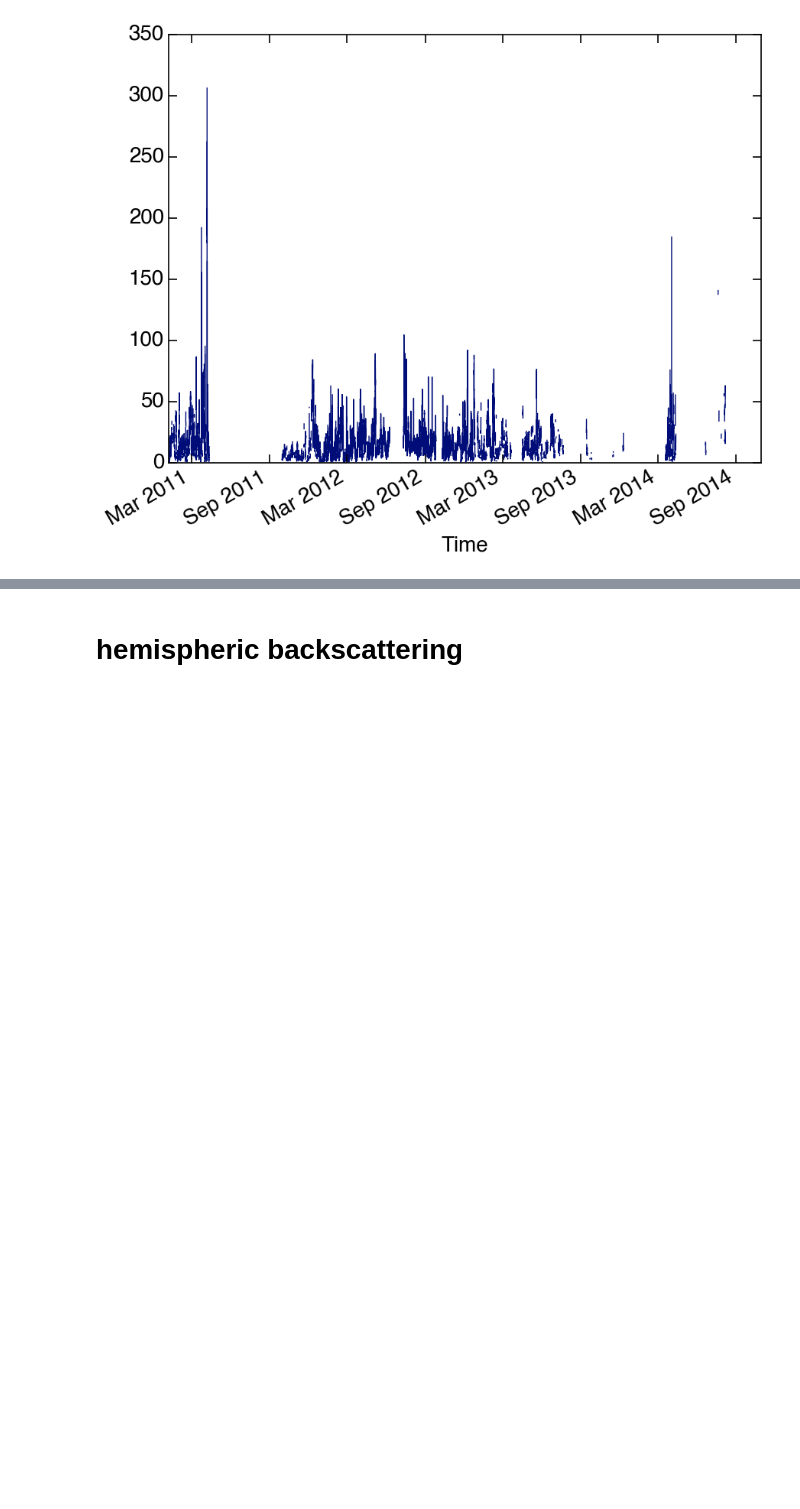
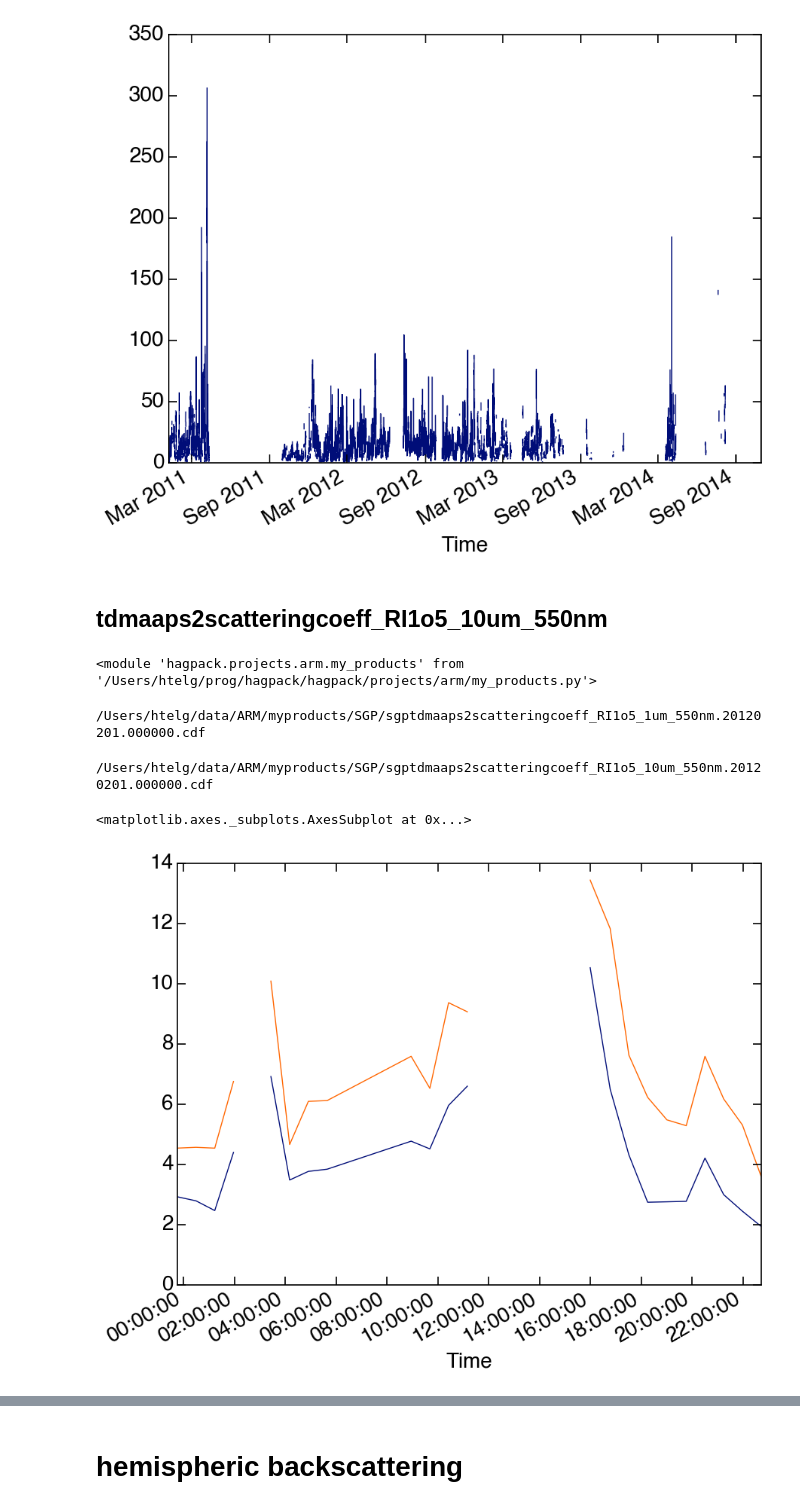
Before and after one commit to hagne/hagpack, a Jupyter notebook: hagpack/projects/arm/my products.ipynb, the cells around one changed output, grey strips where cells are left out. Saved outputs shown, nothing was run; the diff lists cells and outputs as text; code cells hidden in the pictures; blank space fills up the shorter version.

```diff
--- a/hagpack/projects/arm/my products.ipynb
+++ b/hagpack/projects/arm/my products.ipynb
@@ -251,3 +379,27 @@ product.result.plot()
 # %% [output]
 <matplotlib.axes._subplots.AxesSubplot at 0x...>
 [figure]
+# %% [markdown]
+## tdmaaps2scatteringcoeff_RI1o5_10um_550nm
+# %%
+reload(my_products)
+# %% [output]
+<module 'hagpack.projects.arm.my_products' from '/Users/htelg/prog/hagpack/hagpack/projects/arm/my_products.py'>
+# %%
+product_1um = my_products.tdmaaps2scatteringcoeff_RI1o5_1um_550nm(test=True)
+# product.test = True
+product_1um.calculate_all()
+# %% [output]
+/Users/htelg/data/ARM/myproducts/SGP/sgptdmaaps2scatteringcoeff_RI1o5_1um_550nm.20120201.000000.cdf
+# %%
+product_10um = my_products.tdmaaps2scatteringcoeff_RI1o5_10um_550nm(test=True)
+# product.test = True
+product_10um.calculate_all()
+# %% [output]
+/Users/htelg/data/ARM/myproducts/SGP/sgptdmaaps2scatteringcoeff_RI1o5_10um_550nm.20120201.000000.cdf
+# %%
+a = product_1um.result.plot()
+product_10um.result.plot(ax = a)
+# %% [output]
+<matplotlib.axes._subplots.AxesSubplot at 0x...>
+[figure, added]
```
Also changed, not shown: parts of 68 cells of this notebook, 7 other files.
